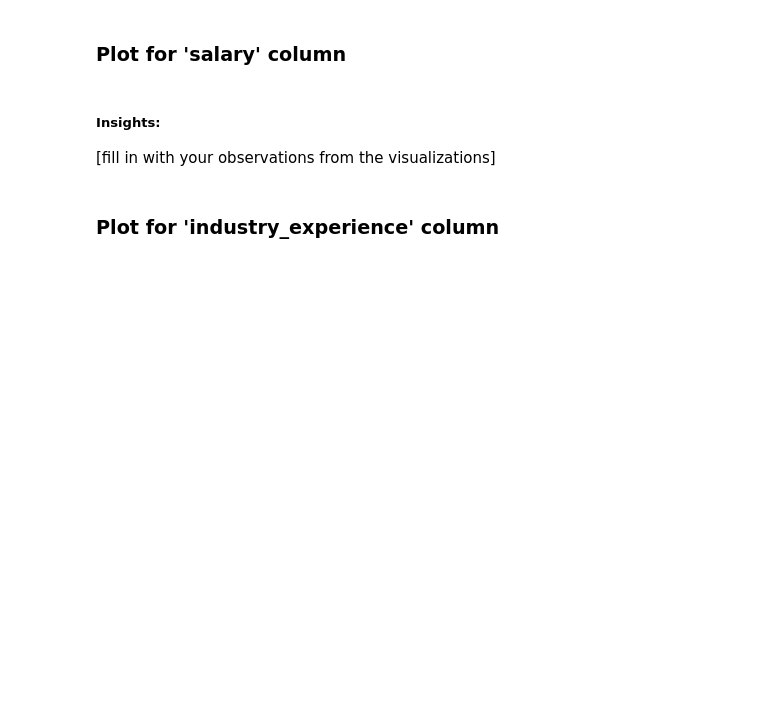
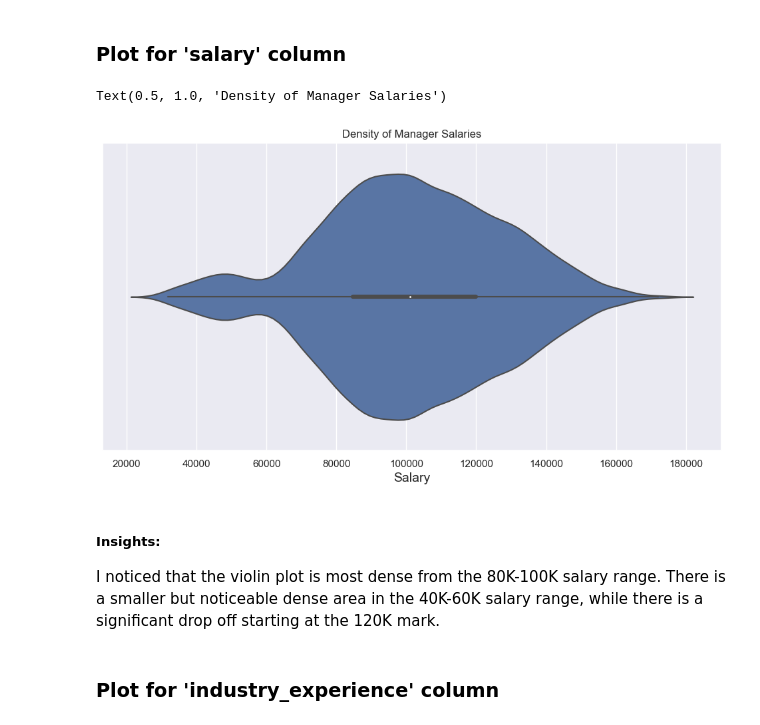
Before and after one commit to gracemcmanus97/Data-Proj-3, a Jupyter notebook: starter/Unit_3_-_EDA_.ipynb, the cells around one changed output. Drawn from its saved outputs; the diff is of its cells as text; code cells hidden in the pictures; blank space fills up the shorter version.

```diff
--- a/starter/Unit_3_-_EDA_.ipynb
+++ b/starter/Unit_3_-_EDA_.ipynb
@@ -132,10 +158,17 @@ memory usage: 1.2+ MB
 ### Plot for 'salary' column
 # %%
 # create plot for salary column
+plt.figure(figsize=(12,6))
+sns.violinplot(x=df['salary'])
+plt.xlabel("Salary", fontsize=14)
+plt.title("Density of Manager Salaries")
+# %% [output]
+Text(0.5, 1.0, 'Density of Manager Salaries')
+[figure, added]
 # %% [markdown]
 ##### Insights:
 
-[fill in with your observations from the visualizations]
+I noticed that the violin plot is most dense from the 80K-100K salary range. There is a smaller but noticeable dense area in the 40K-60K salary range, while there is a significant drop off starting at the 120K mark.
 # %% [markdown]
 ### Plot for 'industry_experience' column
 # %%
```
Also changed, not shown: parts of 76 cells of this notebook.
